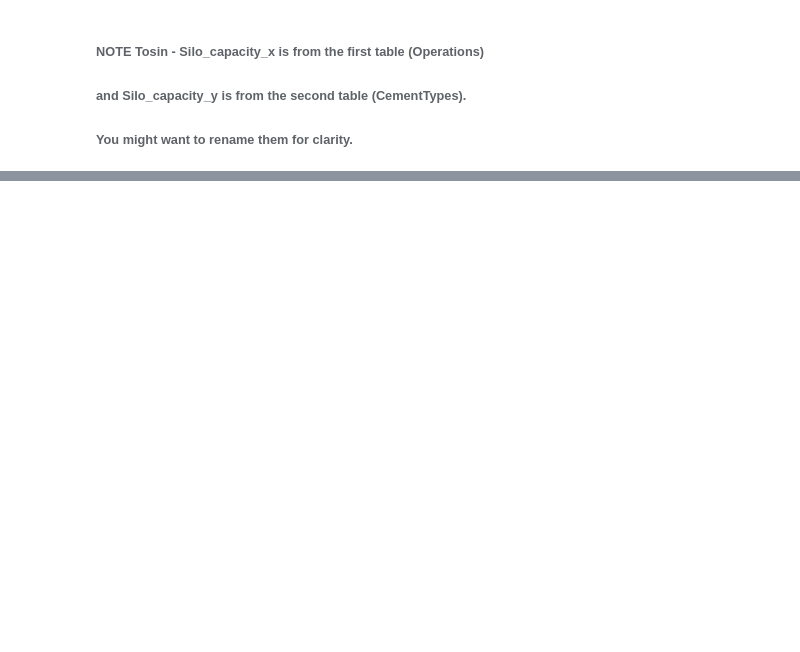
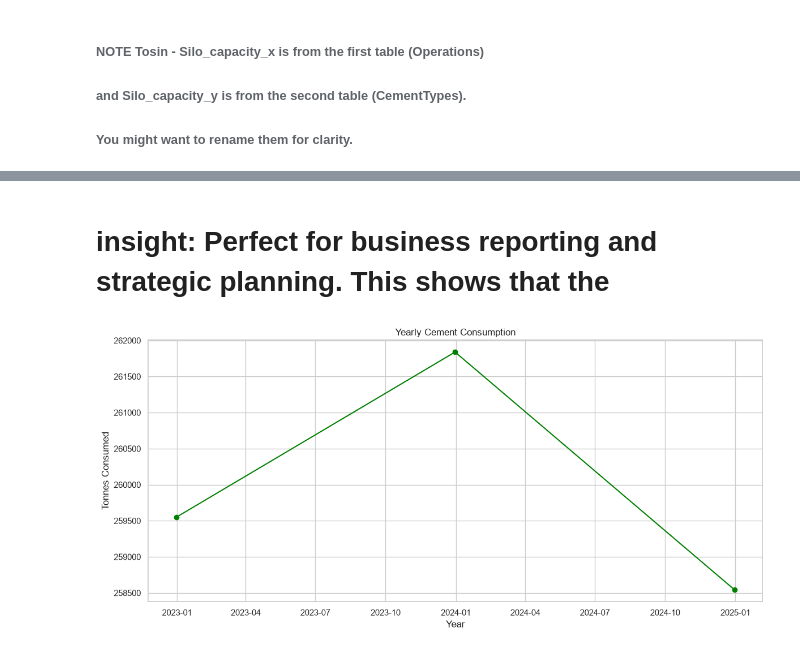
Before and after one commit to Queentutsi/MIG_Cement_t, a Jupyter notebook: Notebook/MIG_cleanEDA.ipynb, the cells around one changed output, grey strips where cells are left out. Saved outputs shown, nothing was run; the diff lists cells and outputs as text; code cells hidden in the pictures; blank space fills up the shorter version.

```diff
--- a/Notebook/MIG_cleanEDA.ipynb
+++ b/Notebook/MIG_cleanEDA.ipynb
@@ -451,0 +516,15 @@ Index(['date', 'site_id', 'cement_type', 'planned_pour_tonnes',
+# %% [markdown]
+# insight: Perfect for business reporting and strategic planning. This shows that the
+# %%
+# Yearly Cement Consumption
+
+yearly = df['consumed_tonnes'].resample('Y').sum()
+plt.figure(figsize=(14,6))
+plt.plot(yearly.index, yearly.values, marker='o', color='green')
+plt.title("Yearly Cement Consumption")
+plt.xlabel("Year")
+plt.ylabel("Tonnes Consumed")
+plt.grid(True)
+plt.show()
+# %% [output]
+[figure, added]
```
Also changed, not shown: parts of 37 cells of this notebook, 1 other file.
